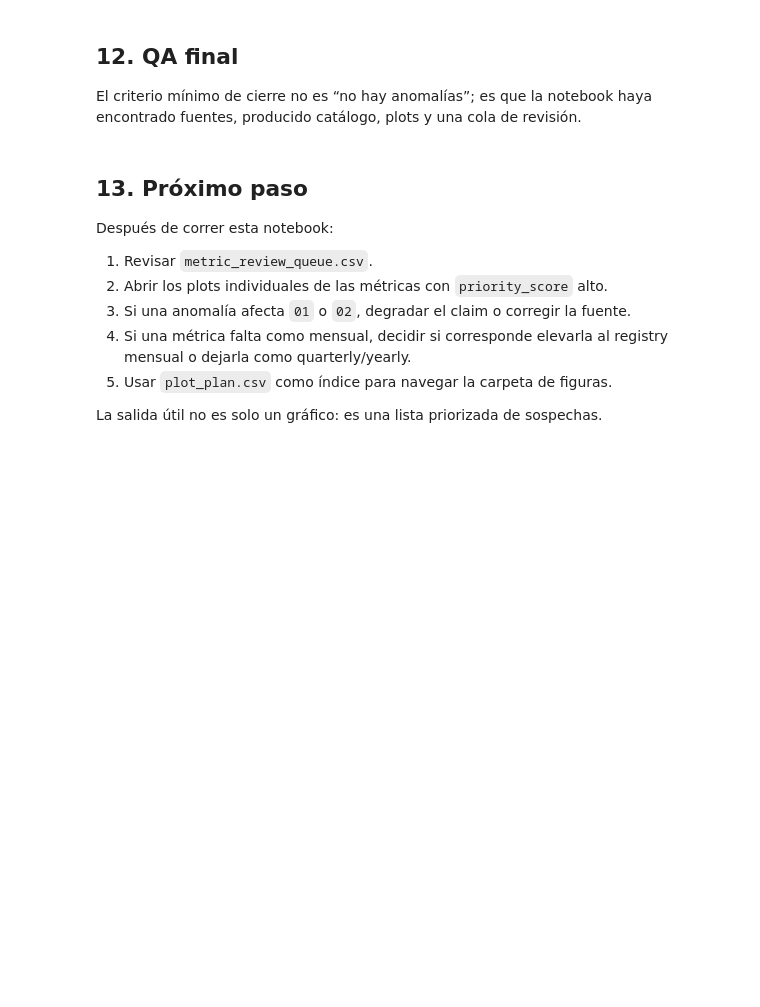
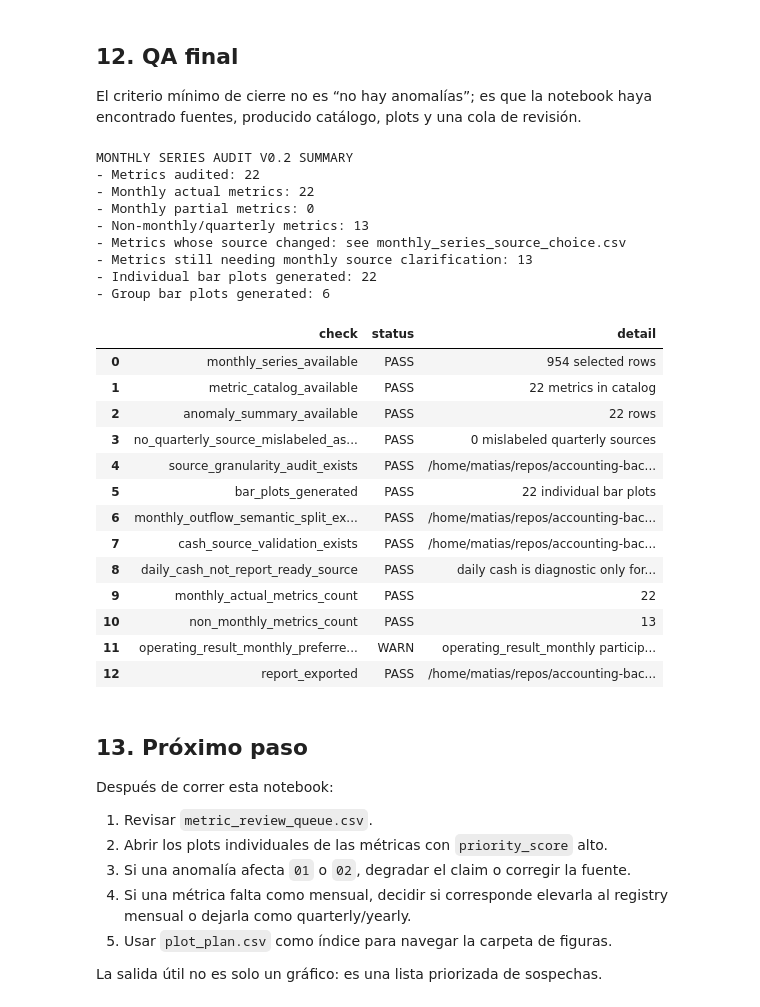
Before and after one commit to matuteiglesias/accounting-workflows, a Jupyter notebook: accounting/notebooks/04_monthly_metric_series_audit.ipynb, the cells around one changed output. Saved outputs shown, nothing was run; the diff lists cells and outputs as text; code cells hidden in the pictures; blank space fills up the shorter version.

```diff
--- a/accounting/notebooks/04_monthly_metric_series_audit.ipynb
+++ b/accounting/notebooks/04_monthly_metric_series_audit.ipynb
@@ -814,34 +941,58 @@ El criterio mínimo de cierre no es “no hay anomalías”; es que la notebook
 monthly_actual_count = int((source_granularity_audit["detected_granularity"] == "monthly_actual").sum()) if not source_granularity_audit.empty else 0
 non_monthly_count = int((~source_granularity_audit["is_monthly_usable"].fillna(False)).sum()) if not source_granularity_audit.empty else 0
 mislabeled = source_granularity_audit[(source_granularity_audit["detected_granularity"].eq("quarterly_or_periodic")) & (source_granularity_audit["is_monthly_usable"].fillna(False))] if not source_granularity_audit.empty else pd.DataFrame()
 qa_rows = [
     {"check":"monthly_series_available","status":"PASS" if not monthly_selected.empty else "FAIL","detail":f"{len(monthly_selected)} selected rows"},
     {"check":"metric_catalog_available","status":"PASS" if not metric_catalog.empty else "FAIL","detail":f"{len(metric_catalog)} metrics in catalog"},
     {"check":"anomaly_summary_available","status":"PASS" if not metric_anomaly_summary.empty else "FAIL","detail":f"{len(metric_anomaly_summary)} rows"},
     {"check":"no_quarterly_source_mislabeled_as_monthly","status":"PASS" if mislabeled.empty else "FAIL","detail":f"{len(mislabeled)} mislabeled quarterly sources"},
     {"check":"source_granularity_audit_exists","status":"PASS" if (AUDIT / "source_granularity_audit.csv").exists() else "FAIL","detail":str(AUDIT / "source_granularity_audit.csv")},
     {"check":"bar_plots_generated","status":"PASS" if len(individual_plot_index) > 0 and individual_plot_index.get("chart_type", pd.Series()).eq("bar").all() else "WARN","detail":f"{len(individual_plot_index)} individual bar plots"},
     {"check":"monthly_outflow_semantic_split_exists","status":"PASS" if (AUDIT / "monthly_outflow_semantic_split.csv").exists() else "FAIL","detail":str(AUDIT / "monthly_outflow_semantic_split.csv")},
     {"check":"cash_source_validation_exists","status":"PASS" if (AUDIT / "cash_source_validation.csv").exists() else "FAIL","detail":str(AUDIT / "cash_source_validation.csv")},
     {"check":"daily_cash_not_report_ready_source","status":"PASS" if source_choice.empty or "daily_cash_position_diagnostic" not in set(source_choice.get("source", [])) else "FAIL","detail":"daily cash is diagnostic only for BS.CASH until validation"},
     {"check":"monthly_actual_metrics_count","status":"PASS" if monthly_actual_count > 0 else "WARN","detail":str(monthly_actual_count)},
     {"check":"non_monthly_metrics_count","status":"PASS","detail":str(non_monthly_count)},
     {"check":"operating_result_monthly_preferred_when_available","status":"PASS" if operating_monthly.empty or "operating_result_monthly" in set(source_choice.get("source", [])) else "WARN","detail":"operating_result_monthly participates in source priority"},
-    {"check":"debt_balance_monthly_preferred_when_available","status":"PASS" if stage_d_frames["debt_balance_monthly"].empty or "debt_balance_monthly" in set(source_choice.get("source", [])) else "WARN","detail":"debt_balance_monthly participates in source priority"},
+    # {"check":"debt_balance_monthly_preferred_when_available","status":"PASS" if stage_d_frames["debt_balance_monthly"].empty or "debt_balance_monthly" in set(source_choice.get("source", [])) else "WARN","detail":"debt_balance_monthly participates in source priority"},
     {"check":"report_exported","status":"PASS" if (AUDIT / "monthly_series_audit_report.md").exists() else "FAIL","detail":str(AUDIT / "monthly_series_audit_report.md")},
 ]
 qa = pd.DataFrame(qa_rows)
 qa.to_csv(AUDIT / "monthly_series_audit_qa.csv", index=False)
 print("MONTHLY SERIES AUDIT V0.2 SUMMARY")
 print(f"- Metrics audited: {monthly_selected['metric_id'].nunique() if not monthly_selected.empty else 0}")
 print(f"- Monthly actual metrics: {monthly_actual_count}")
 print(f"- Monthly partial metrics: {int((source_granularity_audit['detected_granularity'] == 'monthly_partial').sum()) if not source_granularity_audit.empty else 0}")
 print(f"- Non-monthly/quarterly metrics: {non_monthly_count}")
 print(f"- Metrics whose source changed: see monthly_series_source_choice.csv")
 print(f"- Metrics still needing monthly source clarification: {int(source_granularity_audit['codex_question'].astype(str).str.contains('true monthly source', na=False).sum()) if not source_granularity_audit.empty else 0}")
 print(f"- Individual bar plots generated: {len(individual_plot_index)}")
 print(f"- Group bar plots generated: {int(group_plot_index['status'].eq('generated').sum()) if not group_plot_index.empty else 0}")
 qa
+# %% [output]
+MONTHLY SERIES AUDIT V0.2 SUMMARY
+- Metrics audited: 22
+- Monthly actual metrics: 22
+- Monthly partial metrics: 0
+- Non-monthly/quarterly metrics: 13
+- Metrics whose source changed: see monthly_series_source_choice.csv
+- Metrics still needing monthly source clarification: 13
+- Individual bar plots generated: 22
+- Group bar plots generated: 6
+|  | check | status | detail |
+| 0 | monthly_series_available | PASS | 954 selected rows |
+| 1 | metric_catalog_available | PASS | 22 metrics in catalog |
+| 2 | anomaly_summary_available | PASS | 22 rows |
+| 3 | no_quarterly_source_mislabeled_as... | PASS | 0 mislabeled quarterly sources |
+| 4 | source_granularity_audit_exists | PASS | /home/matias/repos/accounting-bac... |
+| 5 | bar_plots_generated | PASS | 22 individual bar plots |
+| 6 | monthly_outflow_semantic_split_ex... | PASS | /home/matias/repos/accounting-bac... |
+| 7 | cash_source_validation_exists | PASS | /home/matias/repos/accounting-bac... |
+| 8 | daily_cash_not_report_ready_source | PASS | daily cash is diagnostic only for... |
+| 9 | monthly_actual_metrics_count | PASS | 22 |
+| 10 | non_monthly_metrics_count | PASS | 13 |
+| 11 | operating_result_monthly_preferre... | WARN | operating_result_monthly particip... |
+| 12 | report_exported | PASS | /home/matias/repos/accounting-bac... |
 # %% [markdown]
 ## 13. Próximo paso
 
```
Also changed, not shown: parts of 11 cells of this notebook, 14 other files.
